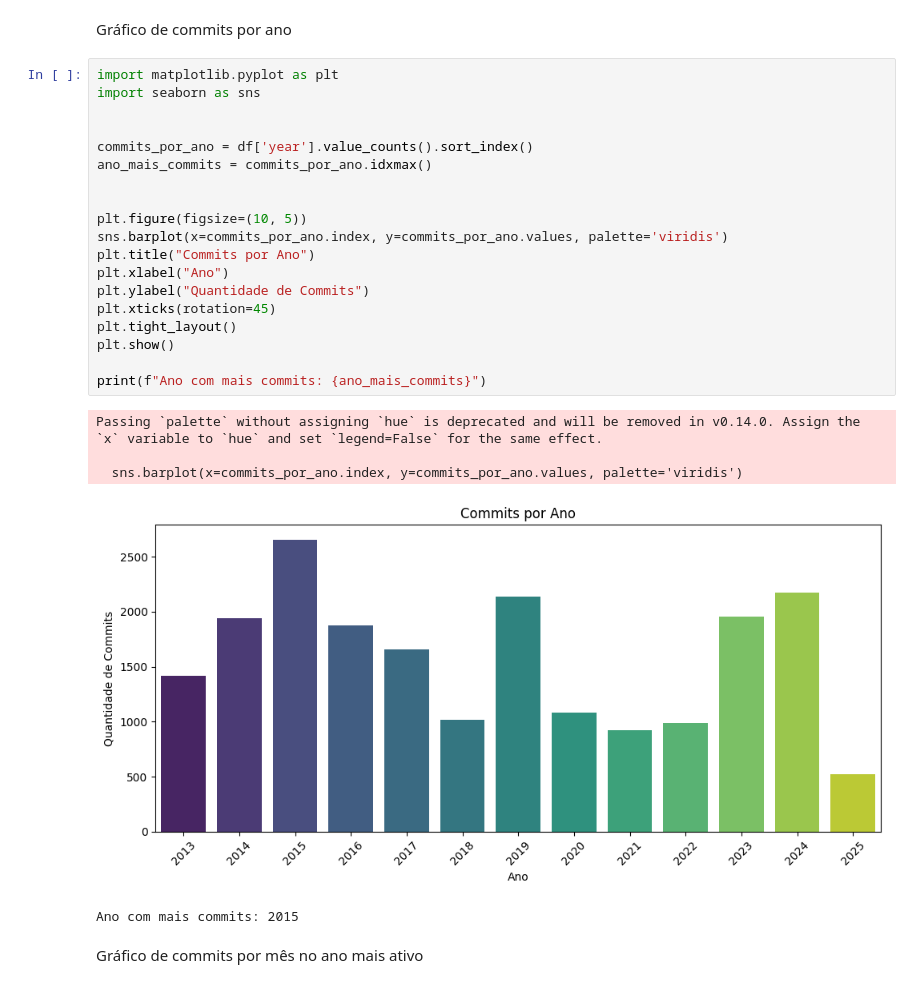
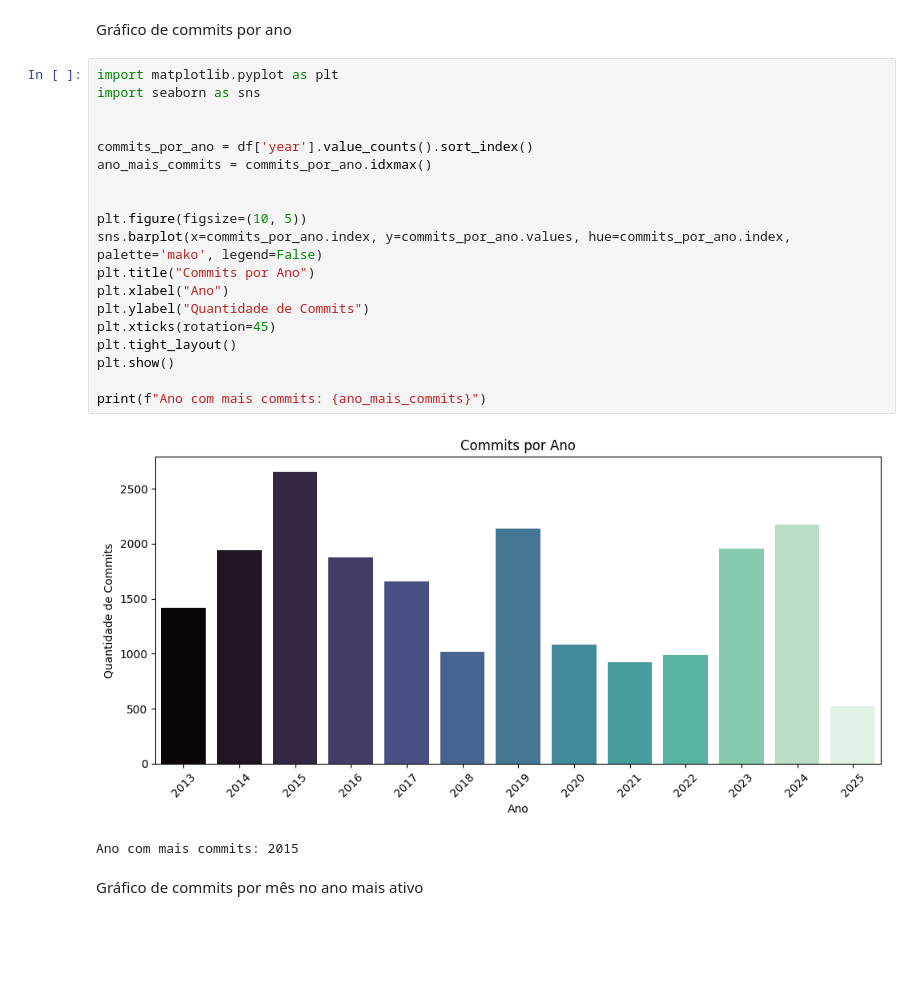
Before and after one commit to ezefferth/projeto-lp-2025, a Jupyter notebook: TrabLP2025_Ezefferth.ipynb, the cells around one changed output. Drawn from its saved outputs; the diff is of its cells as text; blank space fills up the shorter version.

```diff
--- a/TrabLP2025_Ezefferth.ipynb
+++ b/TrabLP2025_Ezefferth.ipynb
@@ -86,28 +86,25 @@ Gráfico de commits por ano
 # %%
 import matplotlib.pyplot as plt
 import seaborn as sns
 
 
 commits_por_ano = df['year'].value_counts().sort_index()
 ano_mais_commits = commits_por_ano.idxmax()
 
 
 plt.figure(figsize=(10, 5))
-sns.barplot(x=commits_por_ano.index, y=commits_por_ano.values, palette='viridis')
+sns.barplot(x=commits_por_ano.index, y=commits_por_ano.values, hue=commits_por_ano.index, palette='mako', legend=False)
 plt.title("Commits por Ano")
 plt.xlabel("Ano")
 plt.ylabel("Quantidade de Commits")
 plt.xticks(rotation=45)
 plt.tight_layout()
 plt.show()
 
 print(f"Ano com mais commits: {ano_mais_commits}")
 # %% [output]
+[figure, new version]
-Passing `palette` without assigning `hue` is deprecated and will be removed in v0.14.0. Assign the `x` variable to `hue` and set `legend=False` for the same effect.
-
-  sns.barplot(x=commits_por_ano.index, y=commits_por_ano.values, palette='viridis')
+Ano com mais commits: 2015
-[figure, old version]
-Ano com mais commits: 2015
 # %% [markdown]
 Gráfico de commits por mês no ano mais ativo
 # %%
```
Also changed, not shown: parts of 2 cells of this notebook.
